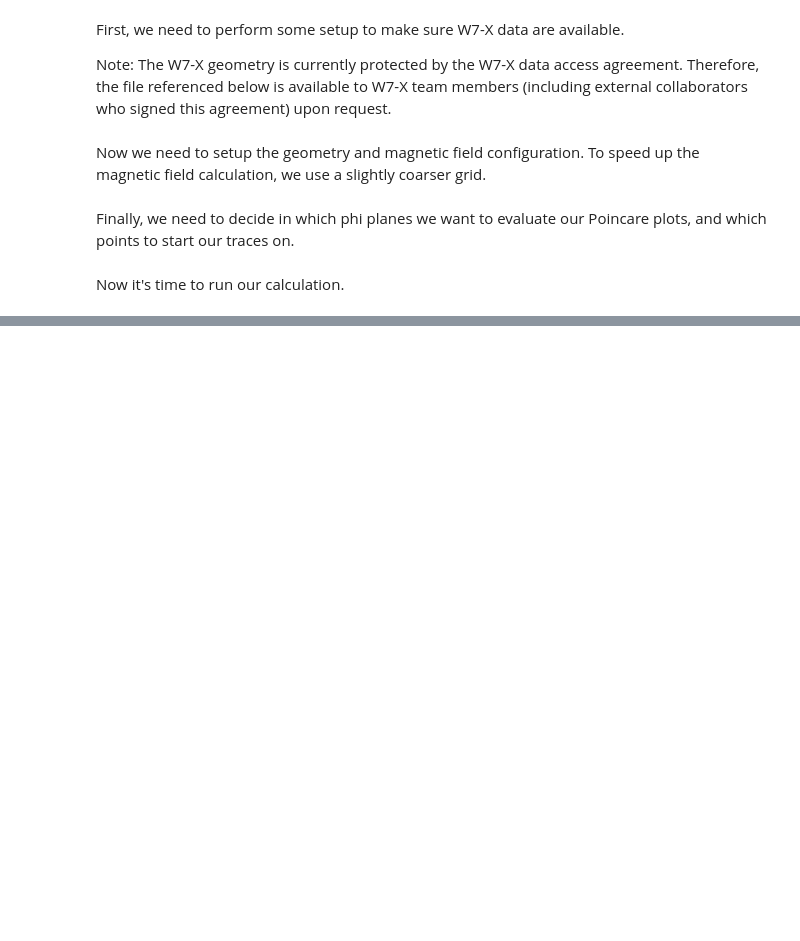
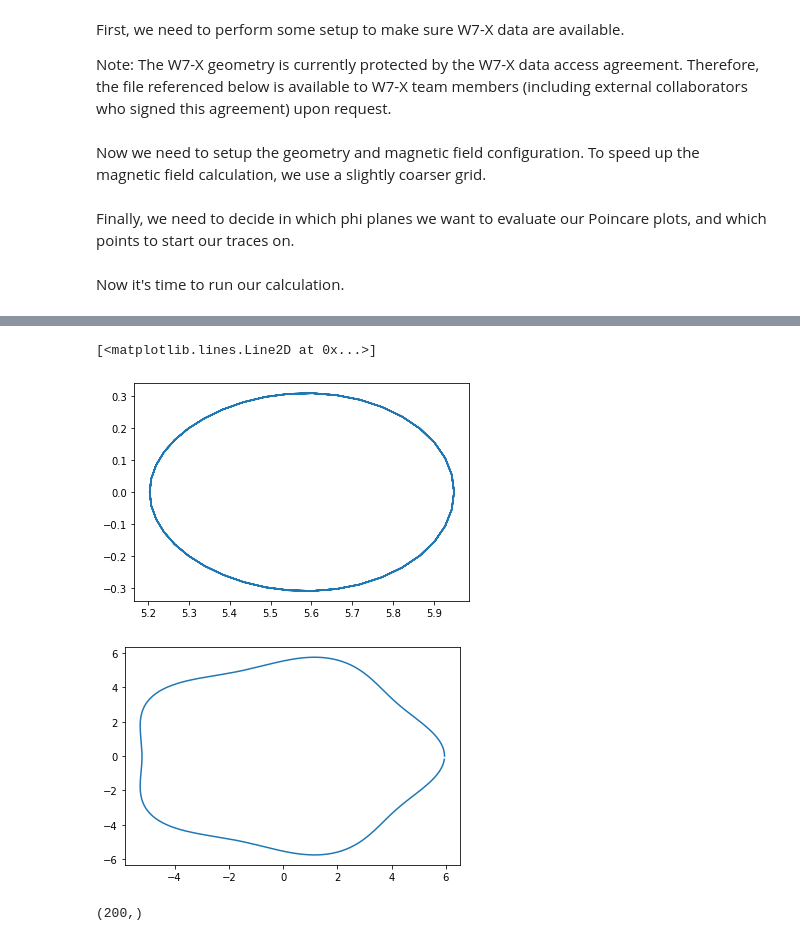
Before and after one commit to alexrobomind/fusionsc, a Jupyter notebook: src/docs/howto/Poincare.ipynb, the cells around one changed output, grey strips where cells are left out. Cells and saved outputs as stored; diff of their text form; code cells hidden in the pictures; blank space fills up the shorter version.

```diff
--- a/src/docs/howto/Poincare.ipynb
+++ b/src/docs/howto/Poincare.ipynb
@@ -48,0 +163,12 @@ plt.plot(xStart, iotas)
+# %%
+plt.plot(rAx, zAx)
+plt.figure()
+plt.plot(xAx, yAx)
+# %% [output]
+[<matplotlib.lines.Line2D at 0x...>]
+[figure, added]
+[figure, added]
+# %%
+xAx.shape
+# %% [output]
+(200,)
```
Also changed, not shown: parts of 23 cells of this notebook, 2 other files.
